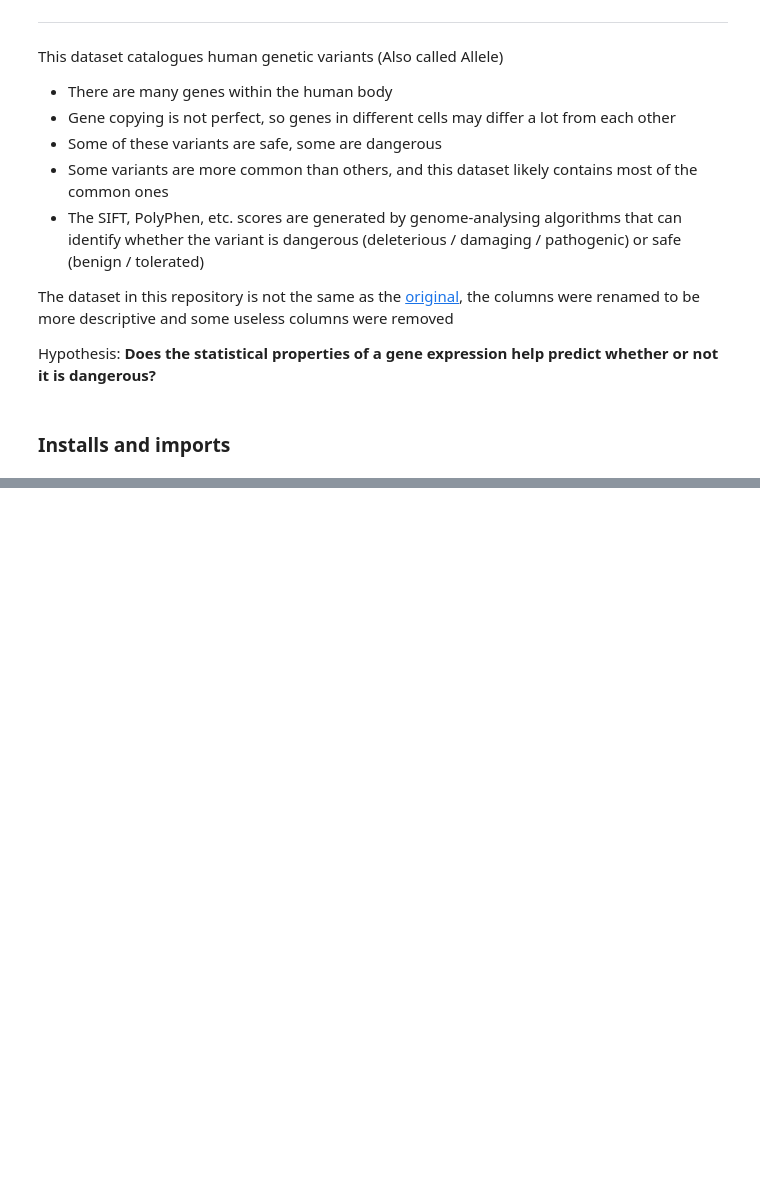
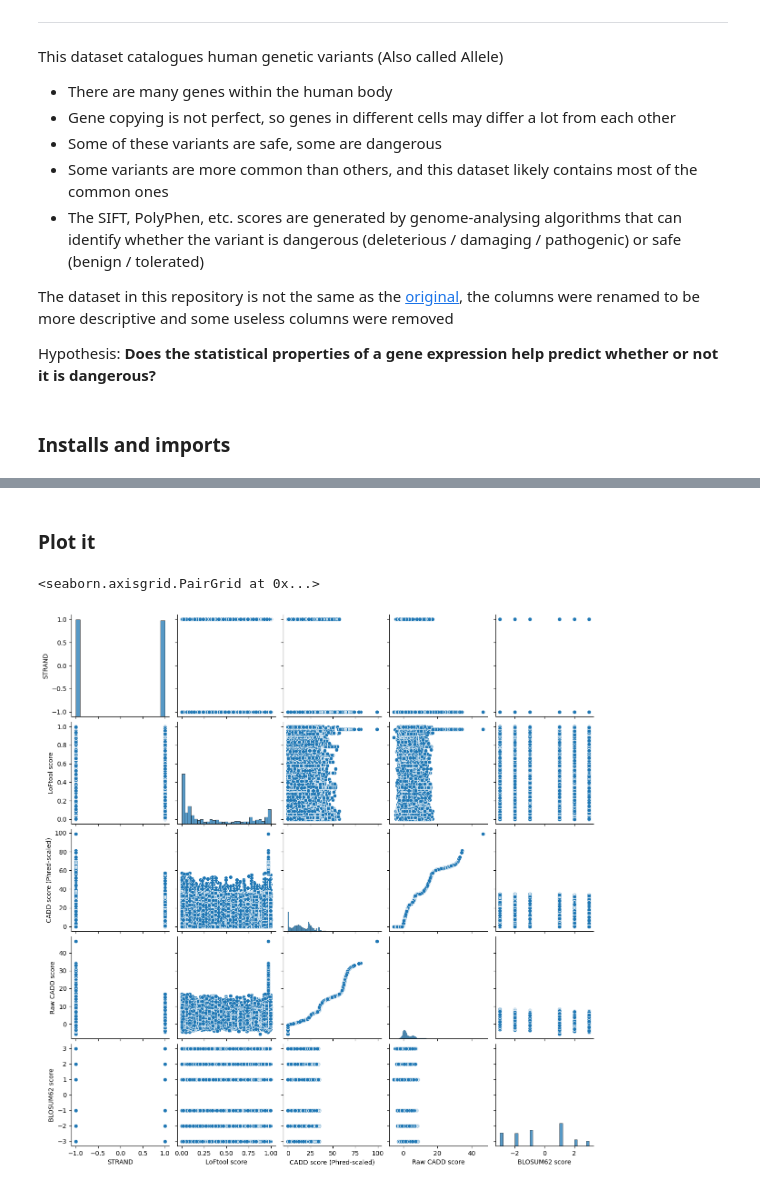
Before and after one commit to echometerain/Stats-Project, a Jupyter notebook: notebook.ipynb, the cells around one changed output, grey strips where cells are left out. Cells and saved outputs as stored; diff of their text form; code cells hidden in the pictures; blank space fills up the shorter version.

```diff
--- a/notebook.ipynb
+++ b/notebook.ipynb
@@ -51,0 +80,7 @@ df.describe()
+# %% [markdown]
+### Plot it
+# %%
+sns.pairplot(df)
+# %% [output]
+<seaborn.axisgrid.PairGrid at 0x...>
+[figure, added]
```
Also changed, not shown: parts of 23 cells of this notebook, 2 other files.
